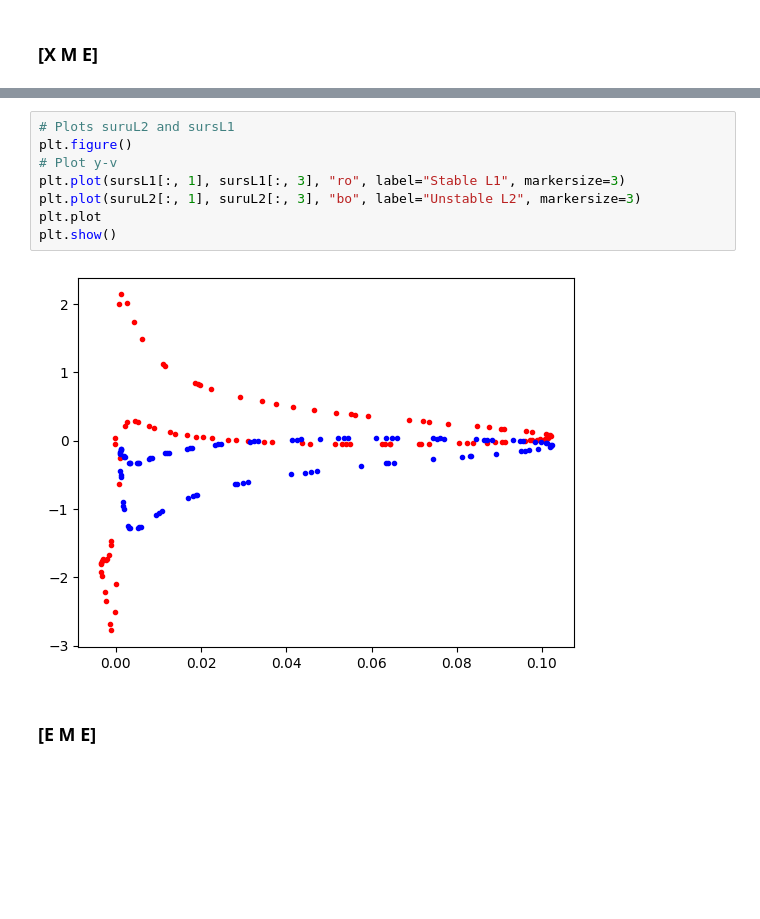
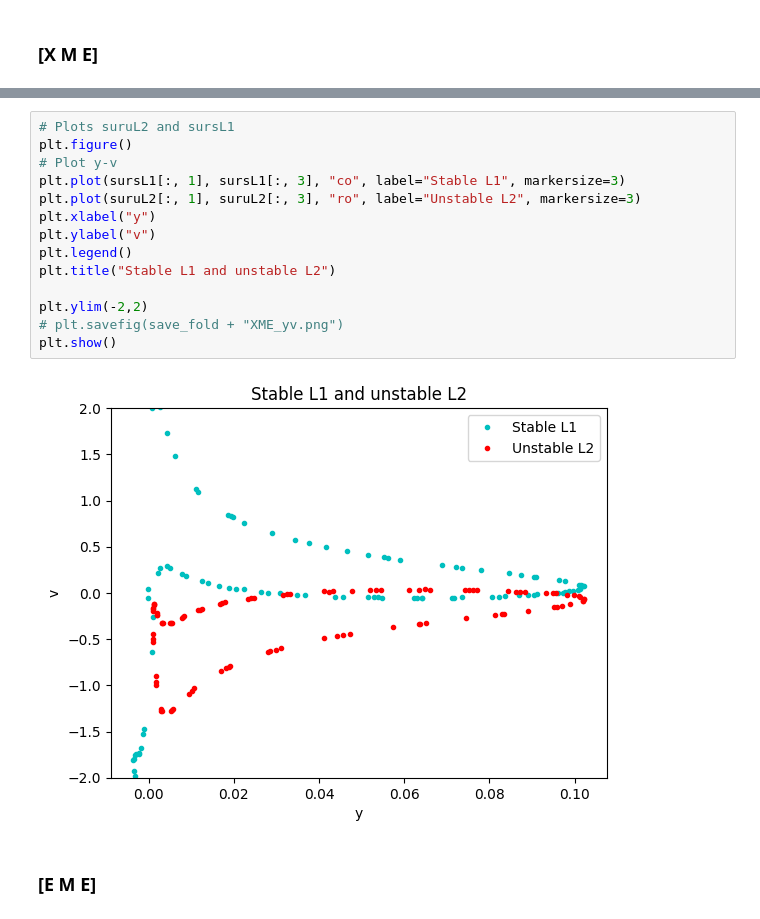
Before and after one commit to Meoli96/Trajectory, a Jupyter notebook: Ex1/main2.ipynb, the cells around one changed output, grey strips where cells are left out. Saved outputs shown, nothing was run; the diff lists cells and outputs as text; blank space fills up the shorter version.

```diff
--- a/Ex1/main2.ipynb
+++ b/Ex1/main2.ipynb
@@ -129,13 +150,19 @@ plt.show()
 # %%
 # Plots suruL2 and sursL1
 plt.figure()
 # Plot y-v
-plt.plot(sursL1[:, 1], sursL1[:, 3], "ro", label="Stable L1", markersize=3)
-plt.plot(suruL2[:, 1], suruL2[:, 3], "bo", label="Unstable L2", markersize=3)
-plt.plot
+plt.plot(sursL1[:, 1], sursL1[:, 3], "co", label="Stable L1", markersize=3)
+plt.plot(suruL2[:, 1], suruL2[:, 3], "ro", label="Unstable L2", markersize=3)
+plt.xlabel("y")
+plt.ylabel("v")
+plt.legend()
+plt.title("Stable L1 and unstable L2")
+
+plt.ylim(-2,2)
+# plt.savefig(save_fold + "XME_yv.png")
 plt.show()
 # %% [output]
-[figure, old version]
+[figure, new version]
 # %% [markdown]
 ### [E M E]
 # %%
```
Also changed, not shown: parts of 15 cells of this notebook, 30 other files.
